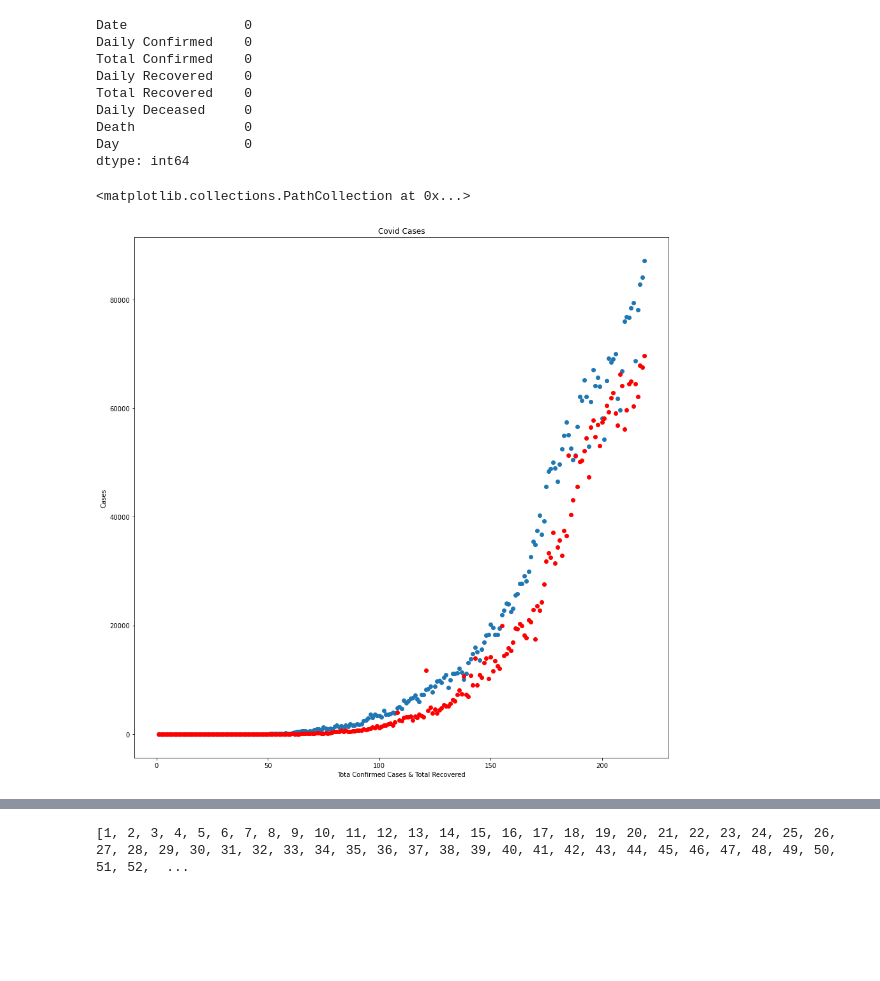
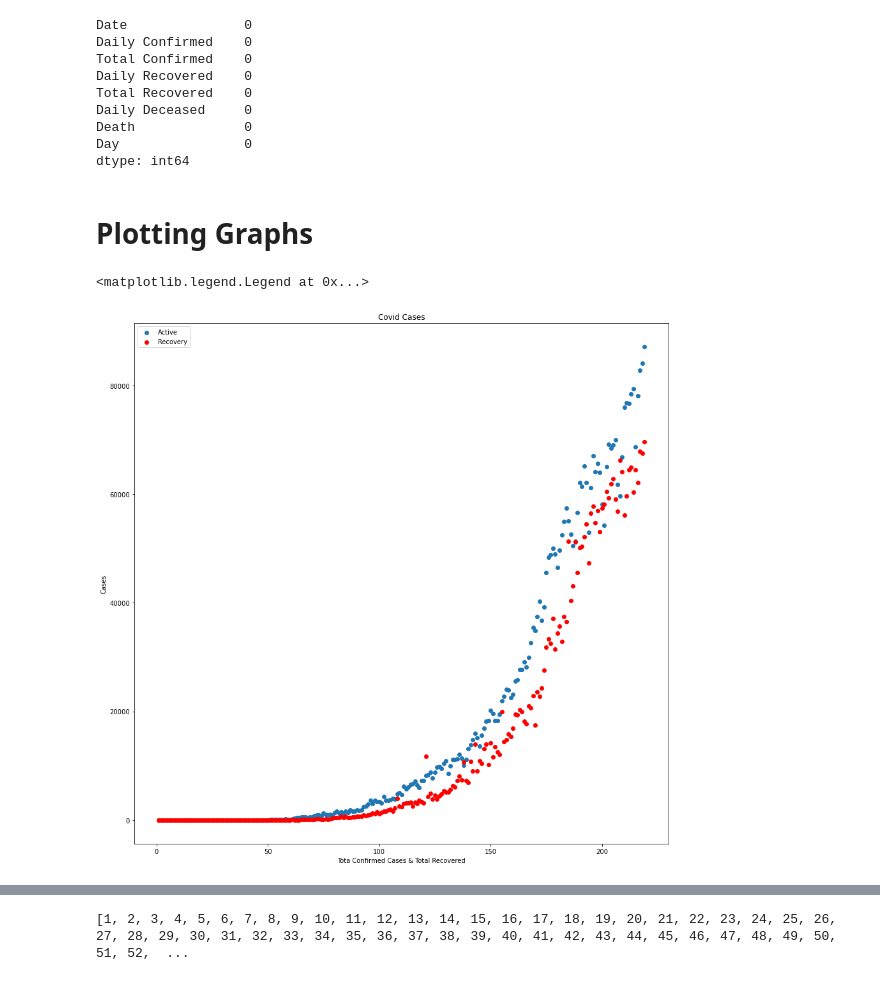
Before and after one commit to nightmarebegin/CovidIND, a Jupyter notebook: Covid Data.ipynb, the cells around one changed output, grey strips where cells are left out. Drawn from its saved outputs; the diff is of its cells as text; code cells hidden in the pictures; blank space fills up the shorter version.

```diff
--- a/Covid Data.ipynb
+++ b/Covid Data.ipynb
@@ -86,17 +90,20 @@ Daily Deceased     0
 Death              0
 Day                0
 dtype: int64
+# %% [markdown]
+# Plotting Graphs
 # %%
 fig=plt.figure(figsize=(15,15))
 
 plt.xlabel('Tota Confirmed Cases & Total Recovered')
 plt.ylabel('Cases')
 plt.title('Covid Cases')
-plt.scatter(df['Day'],df['Daily Confirmed'])
-plt.scatter(df['Day'],df['Daily Recovered'],color='red')
+plt.scatter(df['Day'],df['Daily Confirmed'],label='Active')
+plt.scatter(df['Day'],df['Daily Recovered'],color='red',label=('Recovery'))
+plt.legend()
 # %% [output]
-<matplotlib.collections.PathCollection at 0x...>
+<matplotlib.legend.Legend at 0x...>
-[figure, old version]
+[figure, new version]
 # %%
 fig=plt.figure(figsize=(15,15))
 plt.xlabel('Tota Confirmed Cases & Total Recovered')
```
Also changed, not shown: parts of 13 cells of this notebook.
